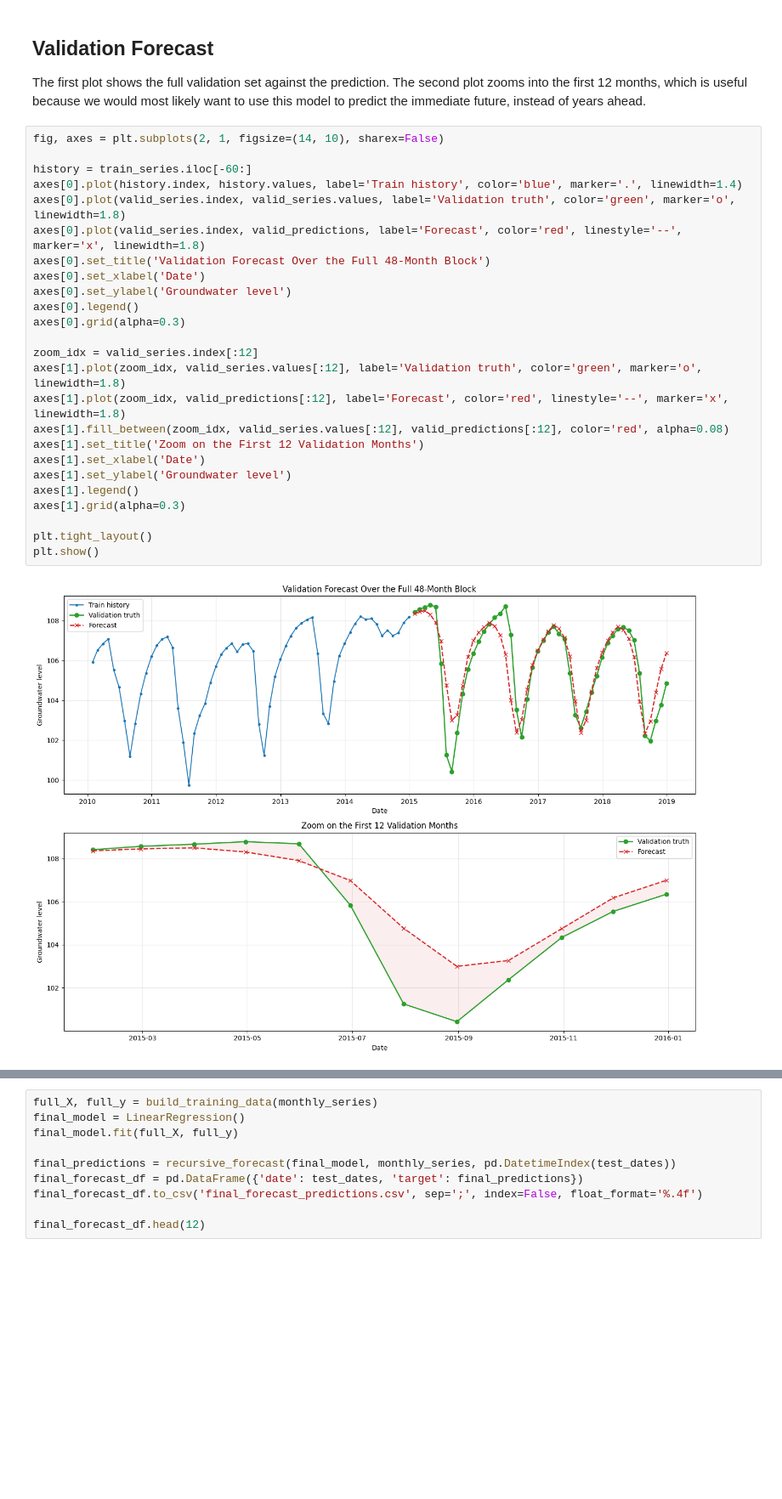
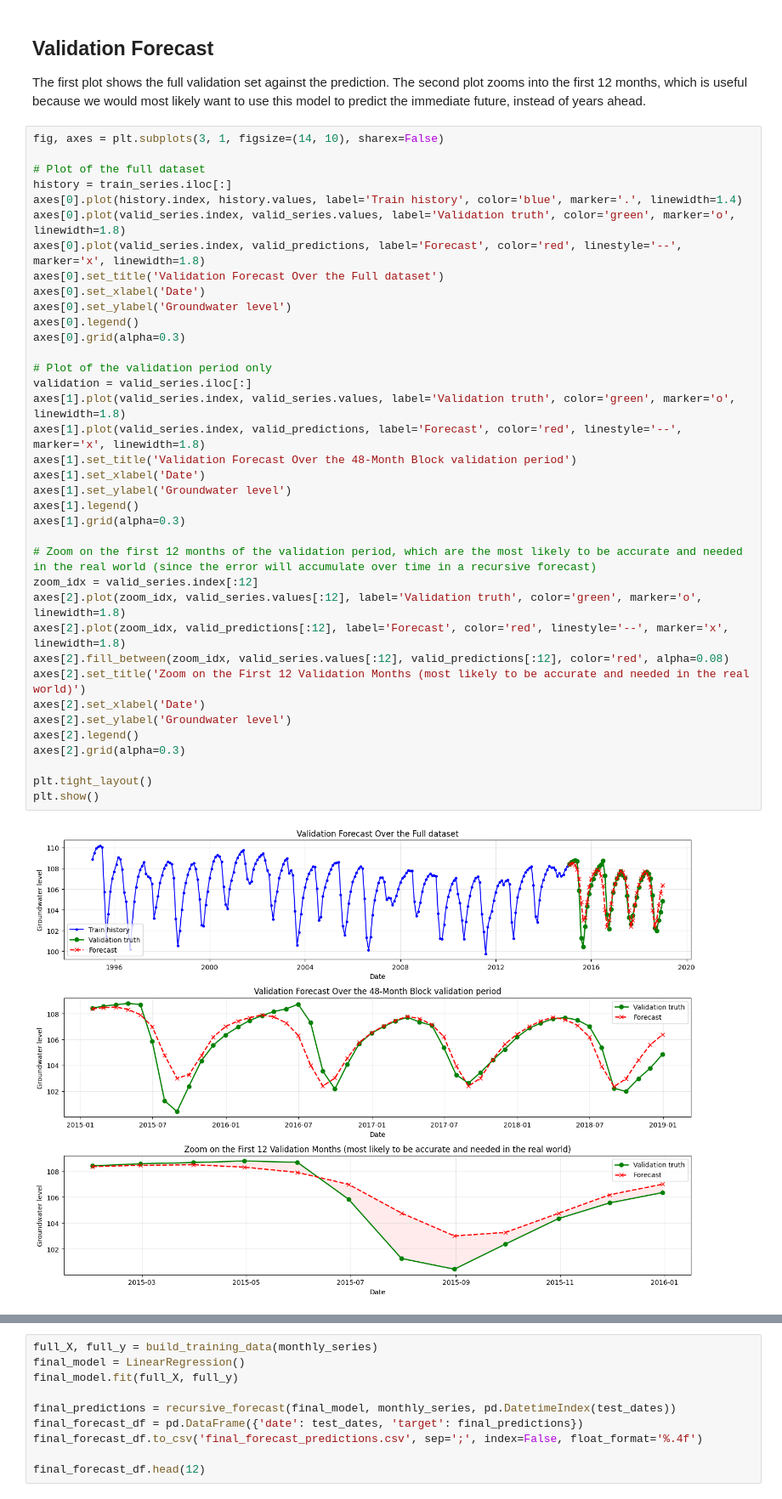
Before and after one commit to KylianLeplant/FinalLab, a Jupyter notebook: final_forecast.ipynb, the cells around one changed output, grey strips where cells are left out. Shown at 85% size. Saved outputs shown, nothing was run; the diff lists cells and outputs as text; blank space fills up the shorter version.

```diff
--- a/final_forecast.ipynb
+++ b/final_forecast.ipynb
@@ -153,32 +152,44 @@ metrics_df
 
 The first plot shows the full validation set against the prediction. The second plot zooms into the first 12 months, which is useful because we would most likely want to use this model to predict the immediate future, instead of years ahead.
 # %%
-fig, axes = plt.subplots(2, 1, figsize=(14, 10), sharex=False)
+fig, axes = plt.subplots(3, 1, figsize=(14, 10), sharex=False)
 
-history = train_series.iloc[-60:]
+# Plot of the full dataset
+history = train_series.iloc[:]
 axes[0].plot(history.index, history.values, label='Train history', color='blue', marker='.', linewidth=1.4)
 axes[0].plot(valid_series.index, valid_series.values, label='Validation truth', color='green', marker='o', linewidth=1.8)
 axes[0].plot(valid_series.index, valid_predictions, label='Forecast', color='red', linestyle='--', marker='x', linewidth=1.8)
-axes[0].set_title('Validation Forecast Over the Full 48-Month Block')
+axes[0].set_title('Validation Forecast Over the Full dataset')
 axes[0].set_xlabel('Date')
 axes[0].set_ylabel('Groundwater level')
 axes[0].legend()
 axes[0].grid(alpha=0.3)
 
-zoom_idx = valid_series.index[:12]
-axes[1].plot(zoom_idx, valid_series.values[:12], label='Validation truth', color='green', marker='o', linewidth=1.8)
-axes[1].plot(zoom_idx, valid_predictions[:12], label='Forecast', color='red', linestyle='--', marker='x', linewidth=1.8)
-axes[1].fill_between(zoom_idx, valid_series.values[:12], valid_predictions[:12], color='red', alpha=0.08)
-axes[1].set_title('Zoom on the First 12 Validation Months')
+# Plot of the validation period only
+validation = valid_series.iloc[:]
+axes[1].plot(valid_series.index, valid_series.values, label='Validation truth', color='green', marker='o', linewidth=1.8)
+axes[1].plot(valid_series.index, valid_predictions, label='Forecast', color='red', linestyle='--', marker='x', linewidth=1.8)
+axes[1].set_title('Validation Forecast Over the 48-Month Block validation period')
 axes[1].set_xlabel('Date')
 axes[1].set_ylabel('Groundwater level')
 axes[1].legend()
 axes[1].grid(alpha=0.3)
 
+# Zoom on the first 12 months of the validation period, which are the most likely to be accurate and needed in the real world (since the error will accumulate over time in a recursive forecast)
+zoom_idx = valid_series.index[:12]
+axes[2].plot(zoom_idx, valid_series.values[:12], label='Validation truth', color='green', marker='o', linewidth=1.8)
+axes[2].plot(zoom_idx, valid_predictions[:12], label='Forecast', color='red', linestyle='--', marker='x', linewidth=1.8)
+axes[2].fill_between(zoom_idx, valid_series.values[:12], valid_predictions[:12], color='red', alpha=0.08)
+axes[2].set_title('Zoom on the First 12 Validation Months (most likely to be accurate and needed in the real world)')
+axes[2].set_xlabel('Date')
+axes[2].set_ylabel('Groundwater level')
+axes[2].legend()
+axes[2].grid(alpha=0.3)
+
 plt.tight_layout()
 plt.show()
 # %% [output]
-[figure, old version]
+[figure, new version]
 # %% [markdown]
 ## Final Forecast Export
 
```
Also changed, not shown: parts of 5 cells of this notebook.
